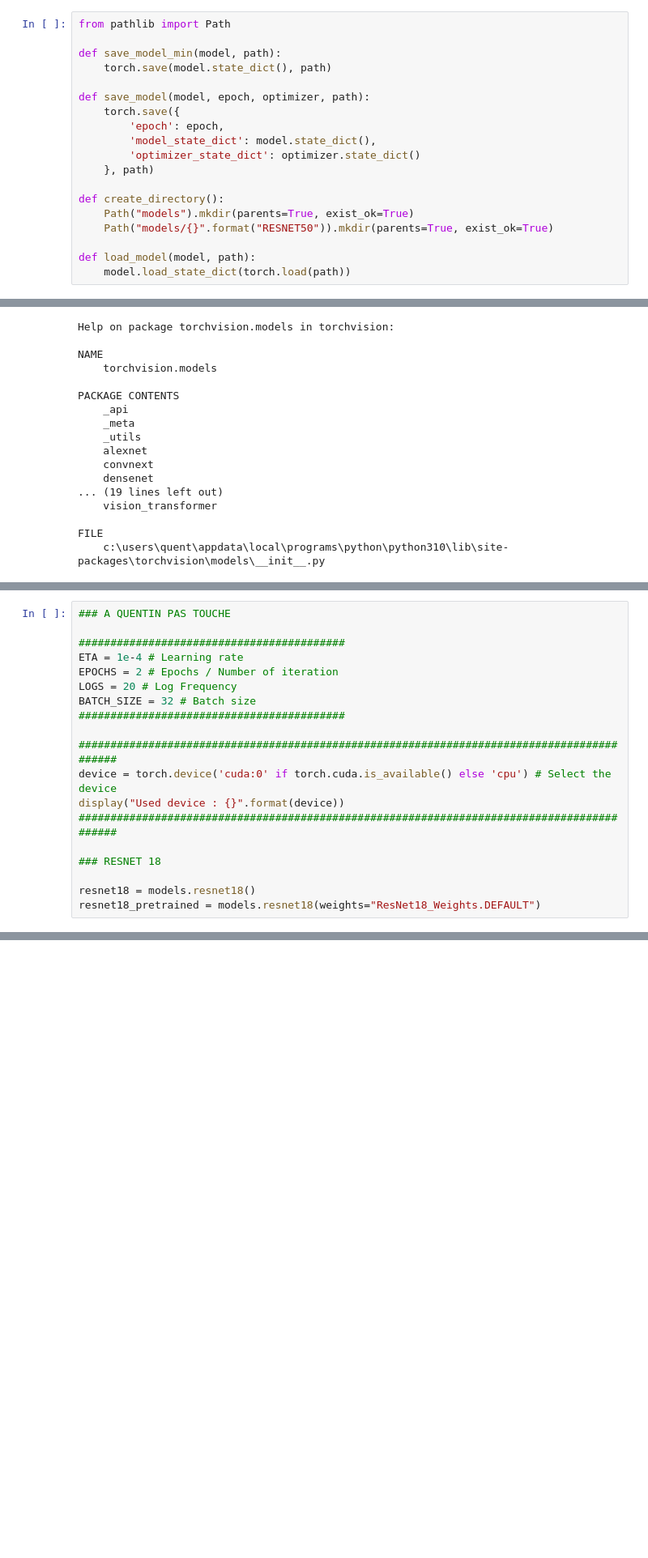
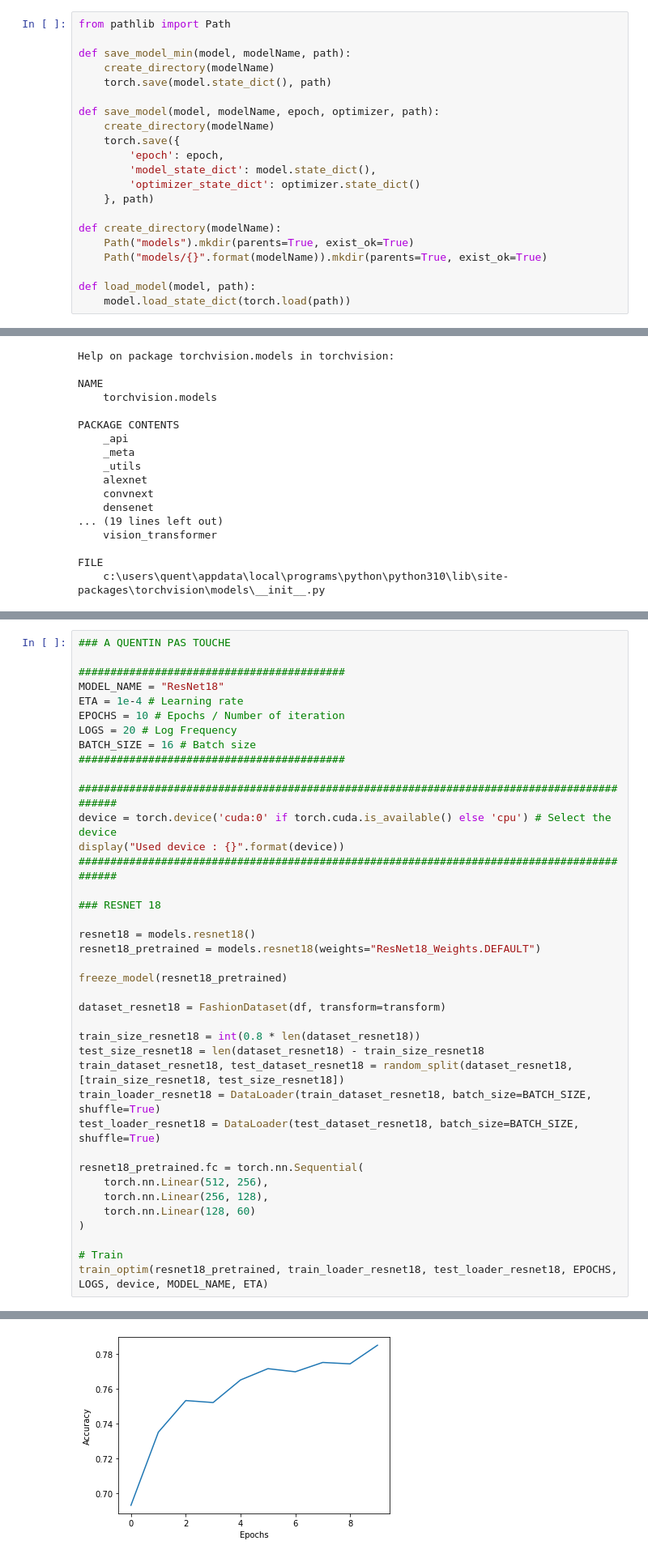
Before and after one commit to KontainPluton/TPs_Artificial_Neural_Network, a Jupyter notebook: Projet/Projet_Fashion.ipynb, the cells around one changed output, grey strips where cells are left out. Shown: that part at 81% size. Drawn from its saved outputs; the diff is of its cells as text; blank space fills up the shorter version.

Commit message:
Save model works
Co-authored-by: tom-lhermenier <tom-lhermenier@users.noreply.github.com>
Co-authored-by: Mydalia <Mydalia@users.noreply.github.com>

```diff
--- a/Projet/Projet_Fashion.ipynb
+++ b/Projet/Projet_Fashion.ipynb
@@ -258,19 +276,21 @@ tensor([35, 40, 55, 13, 55, 40, 55, 15, 13, 34, 55,  4, 40, 49,  4, 16],
 # %%
 from pathlib import Path
 
-def save_model_min(model, path):
+def save_model_min(model, modelName, path):
+    create_directory(modelName)
     torch.save(model.state_dict(), path)
 
-def save_model(model, epoch, optimizer, path):
+def save_model(model, modelName, epoch, optimizer, path):
+    create_directory(modelName)
     torch.save({
         'epoch': epoch,
         'model_state_dict': model.state_dict(),
         'optimizer_state_dict': optimizer.state_dict()
     }, path)
 
-def create_directory():
+def create_directory(modelName):
     Path("models").mkdir(parents=True, exist_ok=True)
-    Path("models/{}".format("RESNET50")).mkdir(parents=True, exist_ok=True)
+    Path("models/{}".format(modelName)).mkdir(parents=True, exist_ok=True)
 
 def load_model(model, path):
     model.load_state_dict(torch.load(path))
@@ -396,10 +432,11 @@ FILE
 ### A QUENTIN PAS TOUCHE
 
 ##########################################
+MODEL_NAME = "ResNet18"
 ETA = 1e-4 # Learning rate
-EPOCHS = 2 # Epochs / Number of iteration
+EPOCHS = 10 # Epochs / Number of iteration
 LOGS = 20 # Log Frequency
-BATCH_SIZE = 32 # Batch size
+BATCH_SIZE = 16 # Batch size
 ##########################################
 
 ###########################################################################################
@@ -411,5 +448,24 @@ display("Used device : {}".format(device))
 
 resnet18 = models.resnet18()
 resnet18_pretrained = models.resnet18(weights="ResNet18_Weights.DEFAULT")
+
+freeze_model(resnet18_pretrained)
+
+dataset_resnet18 = FashionDataset(df, transform=transform)
+
+train_size_resnet18 = int(0.8 * len(dataset_resnet18))
+test_size_resnet18 = len(dataset_resnet18) - train_size_resnet18
+train_dataset_resnet18, test_dataset_resnet18 = random_split(dataset_resnet18, [train_size_resnet18, test_size_resnet18])
+train_loader_resnet18 = DataLoader(train_dataset_resnet18, batch_size=BATCH_SIZE, shuffle=True)
+test_loader_resnet18 = DataLoader(test_dataset_resnet18, batch_size=BATCH_SIZE, shuffle=True)
+
+resnet18_pretrained.fc = torch.nn.Sequential(
+    torch.nn.Linear(512, 256),
+    torch.nn.Linear(256, 128),
+    torch.nn.Linear(128, 60)
+)
+
+# Train
+train_optim(resnet18_pretrained, train_loader_resnet18, test_loader_resnet18, EPOCHS, LOGS, device, MODEL_NAME, ETA)
 # %% [output]
 'Used device : cuda:0'
@@ -417,0 +489 @@ Downloading: "https://download.pytorch.org/models/resnet18-f37072fd.pth" to C:\U
+[figure, added]
```
Also changed, not shown: parts of 7 cells of this notebook.
